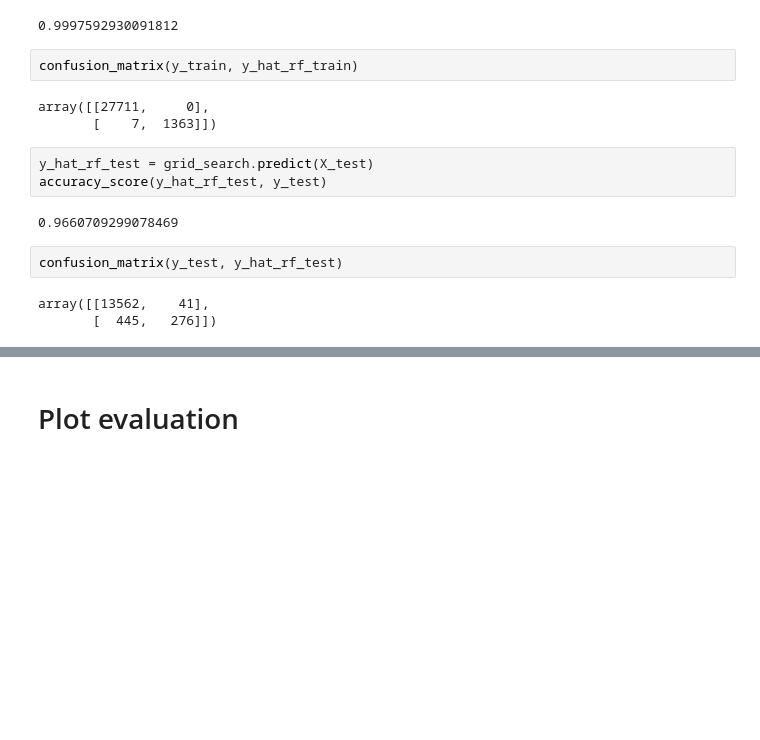
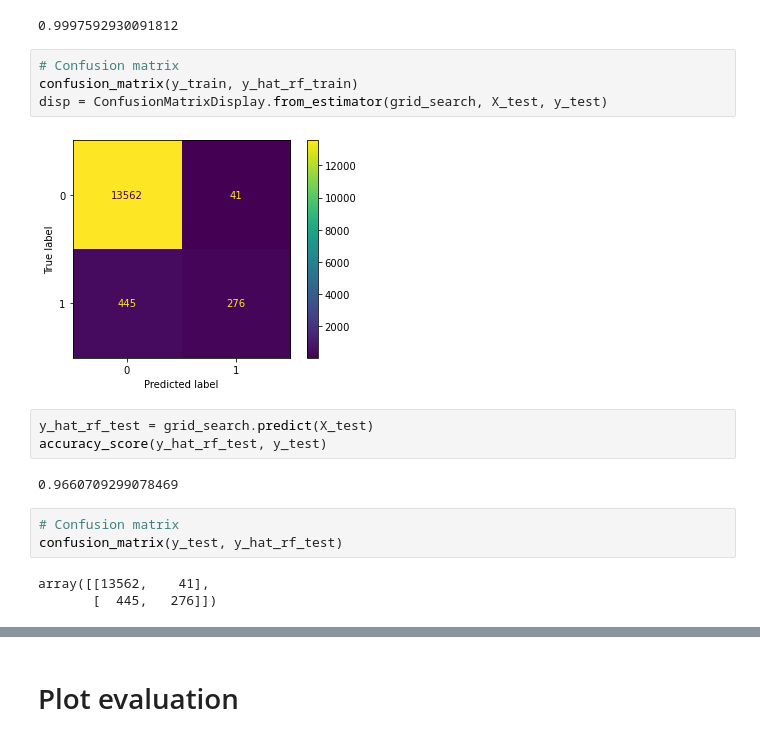
Before and after one commit to bSharpCyclist/MSDS-7333-QTW, a Jupyter notebook: Fabio_Case_4 copy.ipynb, the cells around one changed output, grey strips where cells are left out. Cells and saved outputs as stored; diff of their text form; blank space fills up the shorter version.

```diff
--- a/Fabio_Case_4 copy.ipynb
+++ b/Fabio_Case_4 copy.ipynb
@@ -306,18 +310,20 @@ y_hat_rf_train = grid_search.predict(X_train)
 accuracy_score(y_hat_rf_train, y_train)
 # %% [output]
 0.9997592930091812
-# %%
-confusion_matrix(y_train, y_hat_rf_train)
-# %% [output]
-array([[27711,     0],
-       [    7,  1363]])
+# %%
+# Confusion matrix
+confusion_matrix(y_train, y_hat_rf_train)
+disp = ConfusionMatrixDisplay.from_estimator(grid_search, X_test, y_test)
+# %% [output]
+[figure, added]
 # %%
 y_hat_rf_test = grid_search.predict(X_test)
 accuracy_score(y_hat_rf_test, y_test)
 # %% [output]
 0.9660709299078469
-# %%
-confusion_matrix(y_test, y_hat_rf_test)
-# %% [output]
-array([[13562,    41],
-       [  445,   276]])
+# %%
+# Confusion matrix
+confusion_matrix(y_test, y_hat_rf_test)
+# %% [output]
+array([[13562,    41],
+       [  445,   276]])
```
Also changed, not shown: parts of 13 cells of this notebook.
